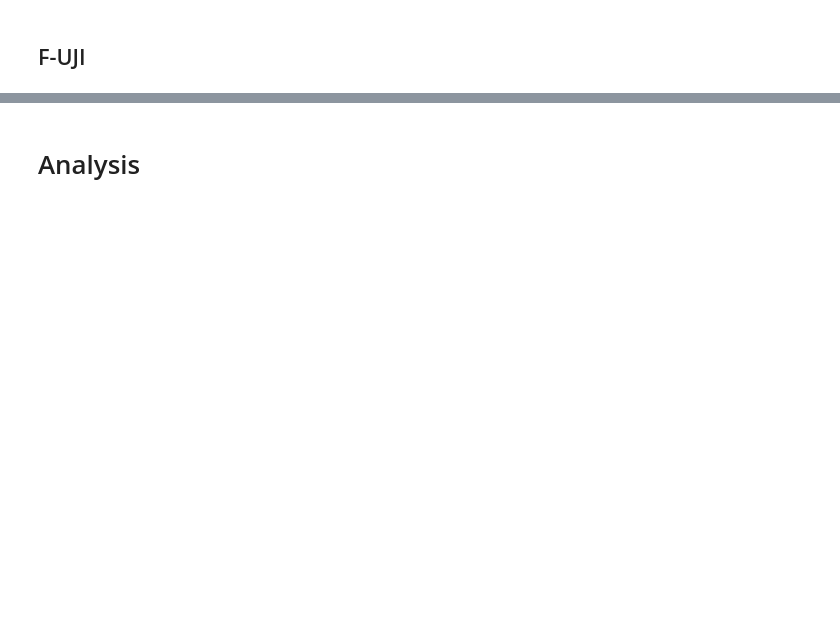
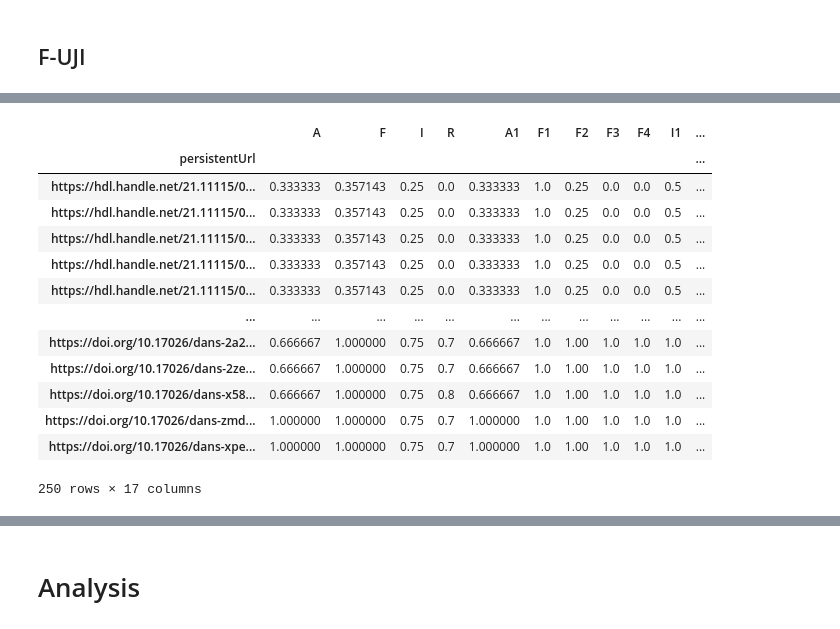
Before and after one commit to DelmArts/ssh-fair, a Jupyter notebook: main.ipynb, the cells around one changed output, grey strips where cells are left out. Saved outputs shown, nothing was run; the diff lists cells and outputs as text; code cells hidden in the pictures; blank space fills up the shorter version.

```diff
--- a/main.ipynb
+++ b/main.ipynb
@@ -140 +222,24 @@ results
+# %%
+try:
+    results_fuji = pd.read_csv("fuji.csv", index_col="persistentUrl")
+
+except FileNotFoundError:
+    results_fuji: pd.DataFrame = fuji(samples)
+
+results_fuji
+# %% [output]
+|  | A | F | I | R | A1 | F1 | F2 | F3 | F4 | I1 | ... |
+| persistentUrl |  |  |  |  |  |  |  |  |  |  | ... |
+| https://hdl.handle.net/21.11115/0... | 0.333333 | 0.357143 | 0.25 | 0.0 | 0.333333 | 1.0 | 0.25 | 0.0 | 0.0 | 0.5 | ... |
+| https://hdl.handle.net/21.11115/0... | 0.333333 | 0.357143 | 0.25 | 0.0 | 0.333333 | 1.0 | 0.25 | 0.0 | 0.0 | 0.5 | ... |
+| https://hdl.handle.net/21.11115/0... | 0.333333 | 0.357143 | 0.25 | 0.0 | 0.333333 | 1.0 | 0.25 | 0.0 | 0.0 | 0.5 | ... |
+| https://hdl.handle.net/21.11115/0... | 0.333333 | 0.357143 | 0.25 | 0.0 | 0.333333 | 1.0 | 0.25 | 0.0 | 0.0 | 0.5 | ... |
+| https://hdl.handle.net/21.11115/0... | 0.333333 | 0.357143 | 0.25 | 0.0 | 0.333333 | 1.0 | 0.25 | 0.0 | 0.0 | 0.5 | ... |
+| ... | ... | ... | ... | ... | ... | ... | ... | ... | ... | ... | ... |
+| https://doi.org/10.17026/dans-2a2... | 0.666667 | 1.000000 | 0.75 | 0.7 | 0.666667 | 1.0 | 1.00 | 1.0 | 1.0 | 1.0 | ... |
+| https://doi.org/10.17026/dans-2ze... | 0.666667 | 1.000000 | 0.75 | 0.7 | 0.666667 | 1.0 | 1.00 | 1.0 | 1.0 | 1.0 | ... |
+| https://doi.org/10.17026/dans-x58... | 0.666667 | 1.000000 | 0.75 | 0.8 | 0.666667 | 1.0 | 1.00 | 1.0 | 1.0 | 1.0 | ... |
+| https://doi.org/10.17026/dans-zmd... | 1.000000 | 1.000000 | 0.75 | 0.7 | 1.000000 | 1.0 | 1.00 | 1.0 | 1.0 | 1.0 | ... |
+| https://doi.org/10.17026/dans-xpe... | 1.000000 | 1.000000 | 0.75 | 0.7 | 1.000000 | 1.0 | 1.00 | 1.0 | 1.0 | 1.0 | ... |
+250 rows × 17 columns
 # %%
```
Also changed, not shown: parts of 31 cells of this notebook, 7 other files.
